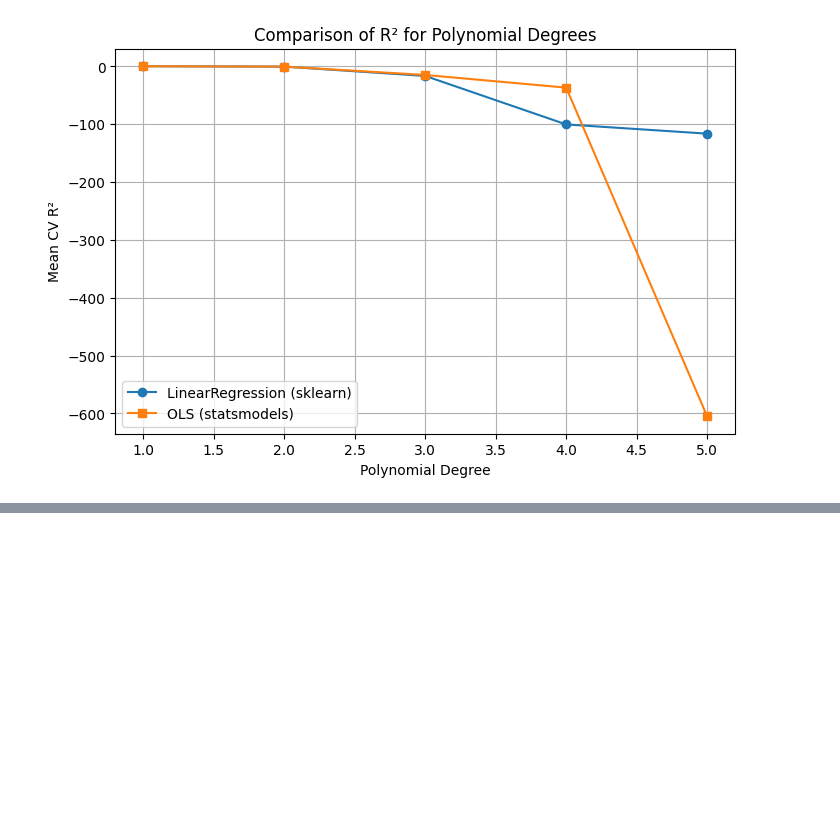
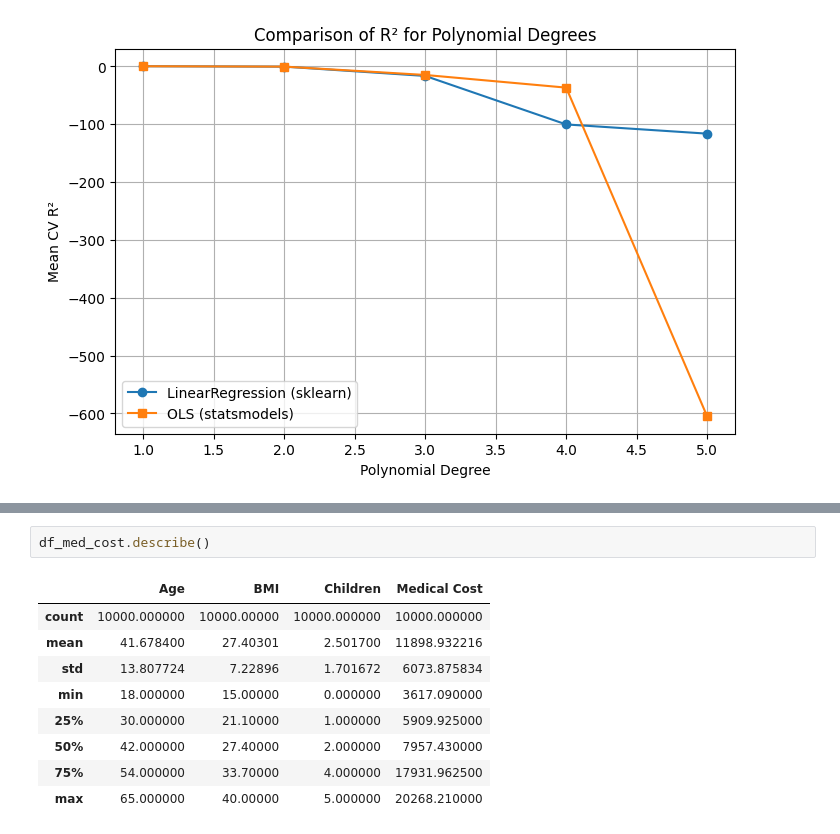
Before and after one commit to itsdipgit2024/ModC, a Jupyter notebook: OMDS-Module C-Week1-Dipankar Ganguli.ipynb, the cells around one changed output, grey strips where cells are left out. Drawn from its saved outputs; the diff is of its cells as text; blank space fills up the shorter version.

```diff
--- a/OMDS-Module C-Week1-Dipankar Ganguli.ipynb
+++ b/OMDS-Module C-Week1-Dipankar Ganguli.ipynb
@@ -334,0 +367,12 @@ plt.show()
+# %%
+df_med_cost.describe()
+# %% [output]
+|  | Age | BMI | Children | Medical Cost |
+| count | 10000.000000 | 10000.00000 | 10000.000000 | 10000.000000 |
+| mean | 41.678400 | 27.40301 | 2.501700 | 11898.932216 |
+| std | 13.807724 | 7.22896 | 1.701672 | 6073.875834 |
+| min | 18.000000 | 15.00000 | 0.000000 | 3617.090000 |
+| 25% | 30.000000 | 21.10000 | 1.000000 | 5909.925000 |
+| 50% | 42.000000 | 27.40000 | 2.000000 | 7957.430000 |
+| 75% | 54.000000 | 33.70000 | 4.000000 | 17931.962500 |
+| max | 65.000000 | 40.00000 | 5.000000 | 20268.210000 |
```
Also changed, not shown: parts of 14 cells of this notebook.
